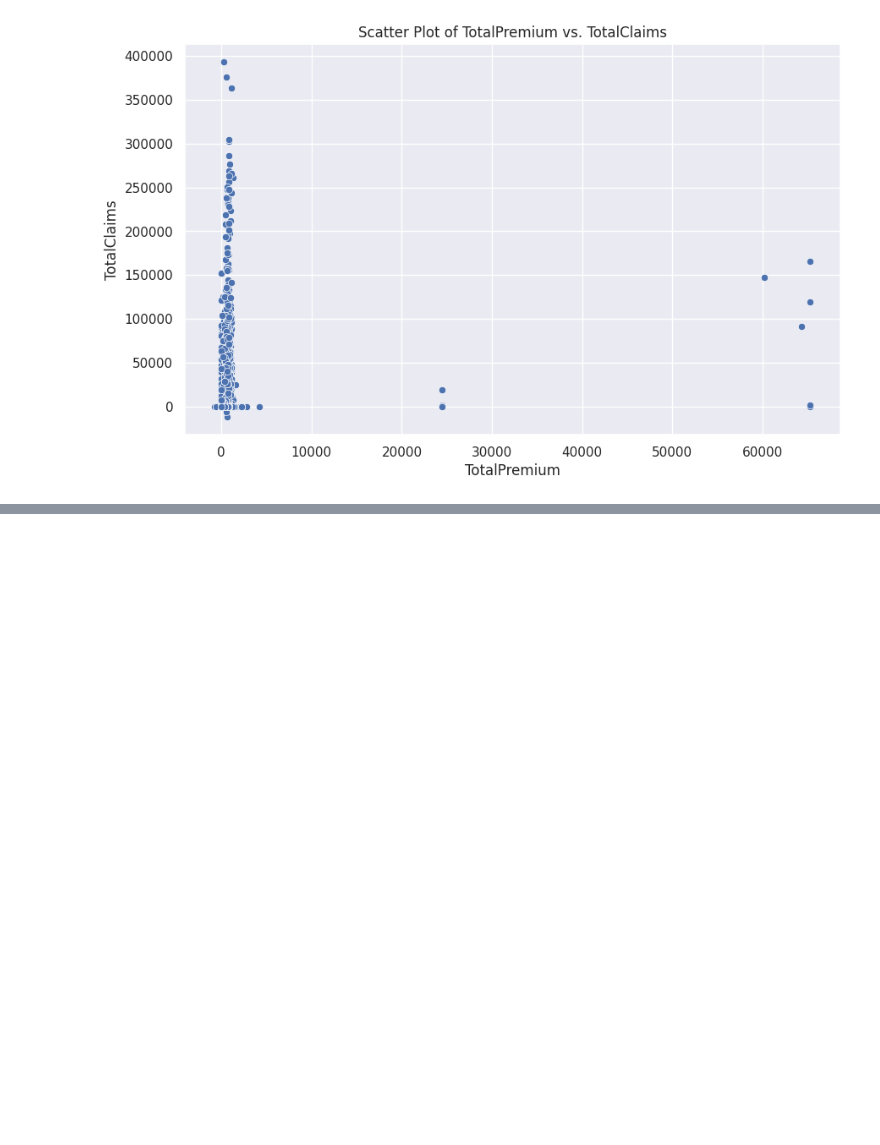
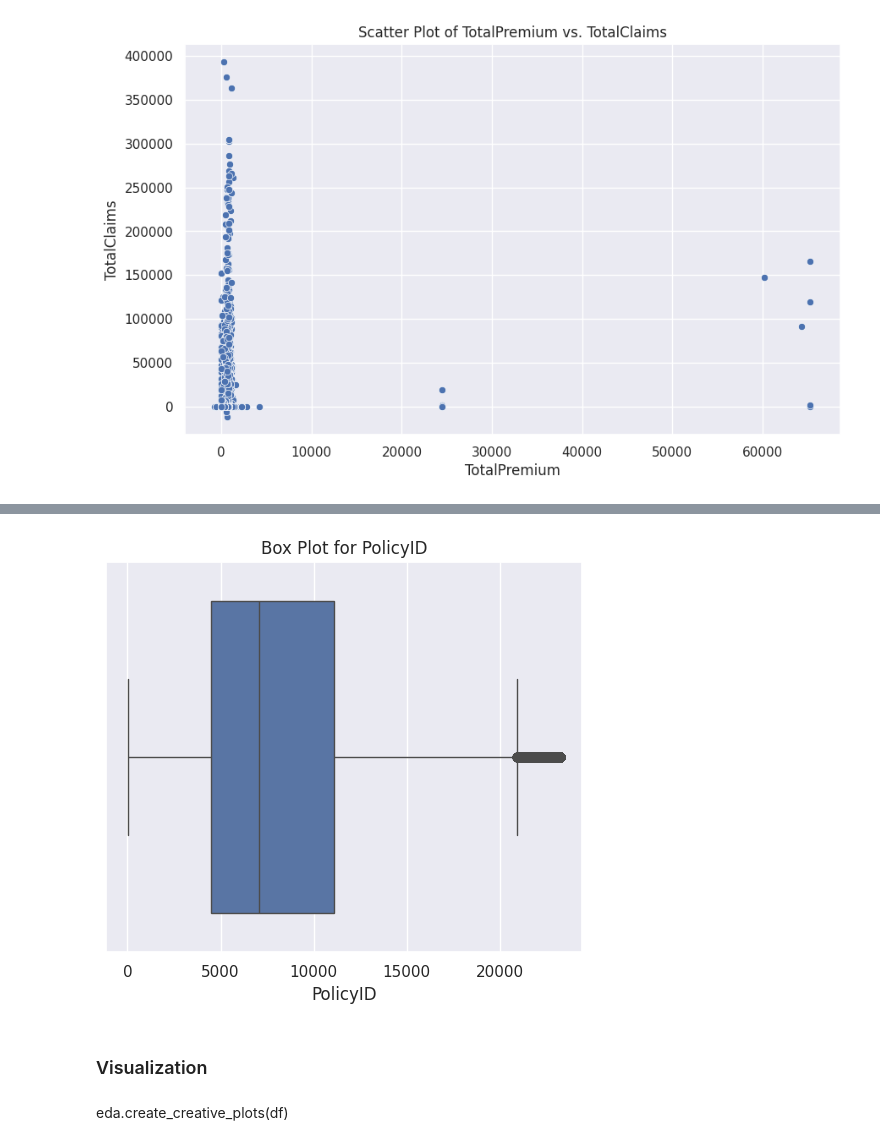
Before and after one commit to GetieBalew24/AlphaCare_Insurance_Solutions, a Jupyter notebook: notebooks/Descriptive_data_analysis.ipynb, the cells around one changed output, grey strips where cells are left out. Cells and saved outputs as stored; diff of their text form; code cells hidden in the pictures; blank space fills up the shorter version.

```diff
--- a/notebooks/Descriptive_data_analysis.ipynb
+++ b/notebooks/Descriptive_data_analysis.ipynb
@@ -224,0 +237,10 @@ eda.scatter_plot(df,'TotalPremium', 'TotalClaims')
+# %%
+# Box plot for selected columns
+numerical_col=['PolicyID']
+eda.plot_outlier_detection(df,numerical_col)
+# %% [output]
+[figure, added]
+# %% [markdown]
+### Visualization
+# %% [markdown]
+eda.create_creative_plots(df)
```
Also changed, not shown: parts of 4 cells of this notebook, 1 other file.
